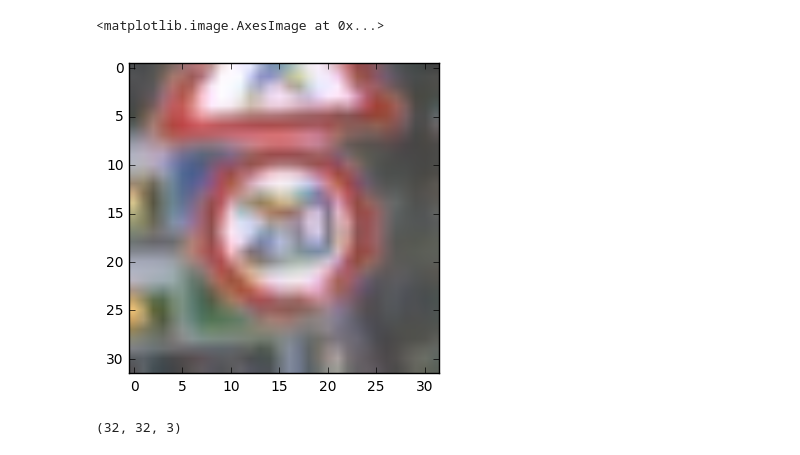
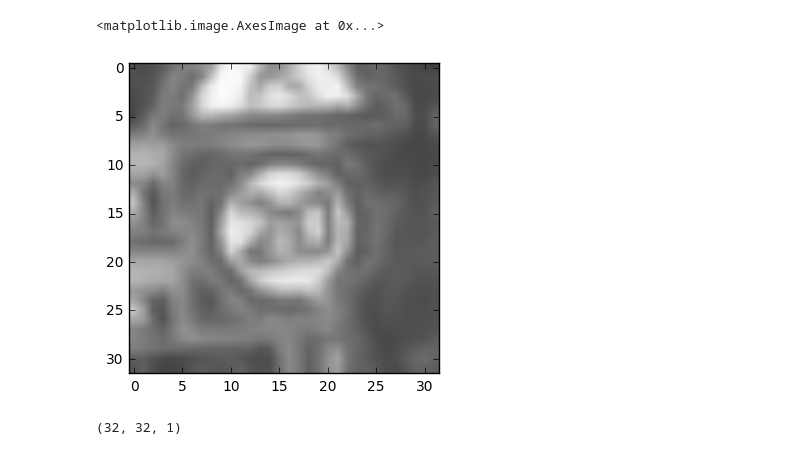
Before and after one commit to girishsk/CarND-Traffic-Sign-Classifier-Project, a Jupyter notebook: imageRotation.ipynb, the cells around one changed output. Saved outputs shown, nothing was run; the diff lists cells and outputs as text; code cells hidden in the pictures.

```diff
--- a/imageRotation.ipynb
+++ b/imageRotation.ipynb
@@ -20,7 +20,8 @@ import matplotlib.pyplot as plt
 # Visualizations will be shown in the notebook.
 %matplotlib inline
 # %%
-plt.imshow(X_train[0])
+plt.imshow(Image.fromarray(X_train[0]).convert('LA'))
+#plt.show()
 # %% [output]
 <matplotlib.image.AxesImage at 0x...>
-[figure, old version]
+[figure, new version]
@@ -44,5 +48,5 @@ new_train['labels'] = new_y_train
 pickle.dump( new_train, open( new_training_file, "wb" ) )
 # %%
-np.shape(x)
+np.shape(new_x_train[0])
 # %% [output]
-(32, 32, 3)
+(32, 32, 1)
```
Also changed, not shown: parts of 8 cells of this notebook.
